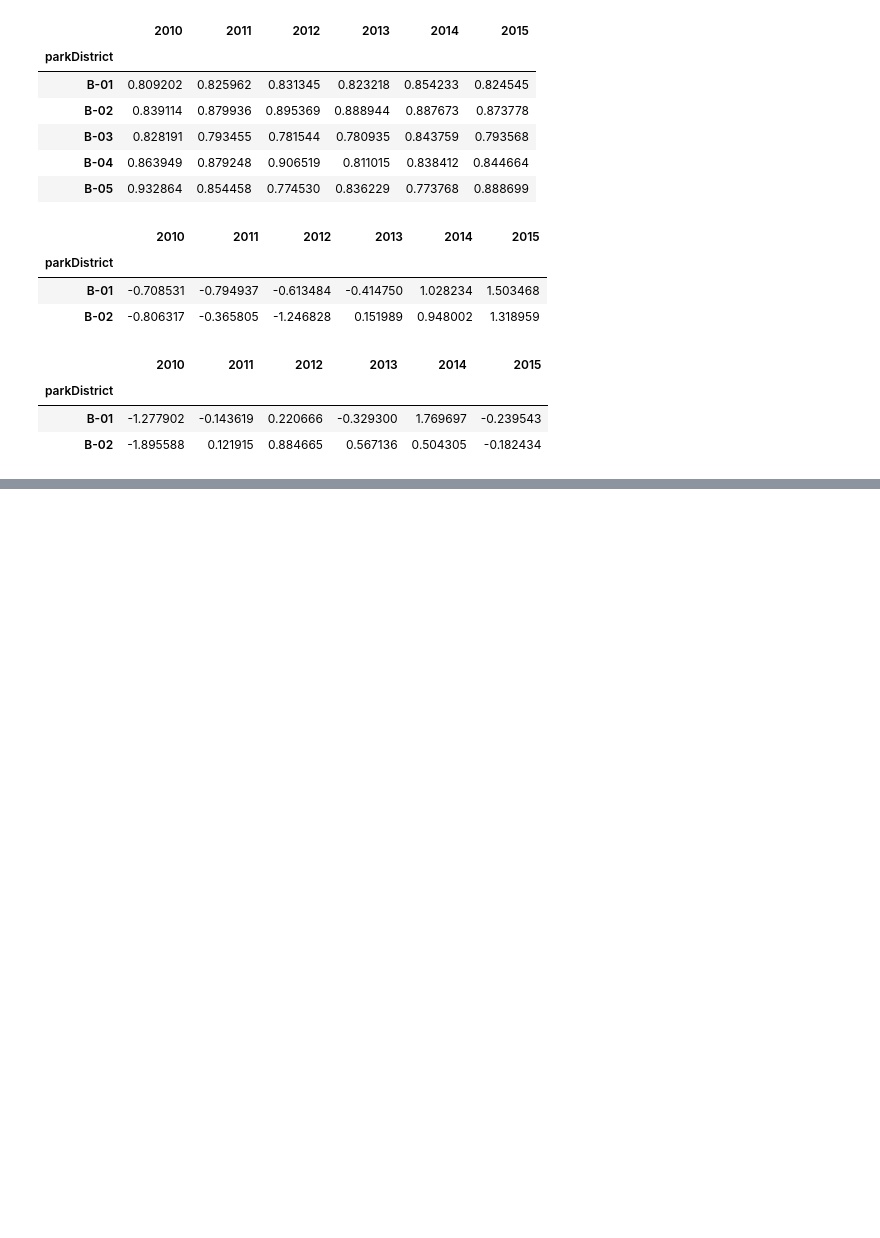
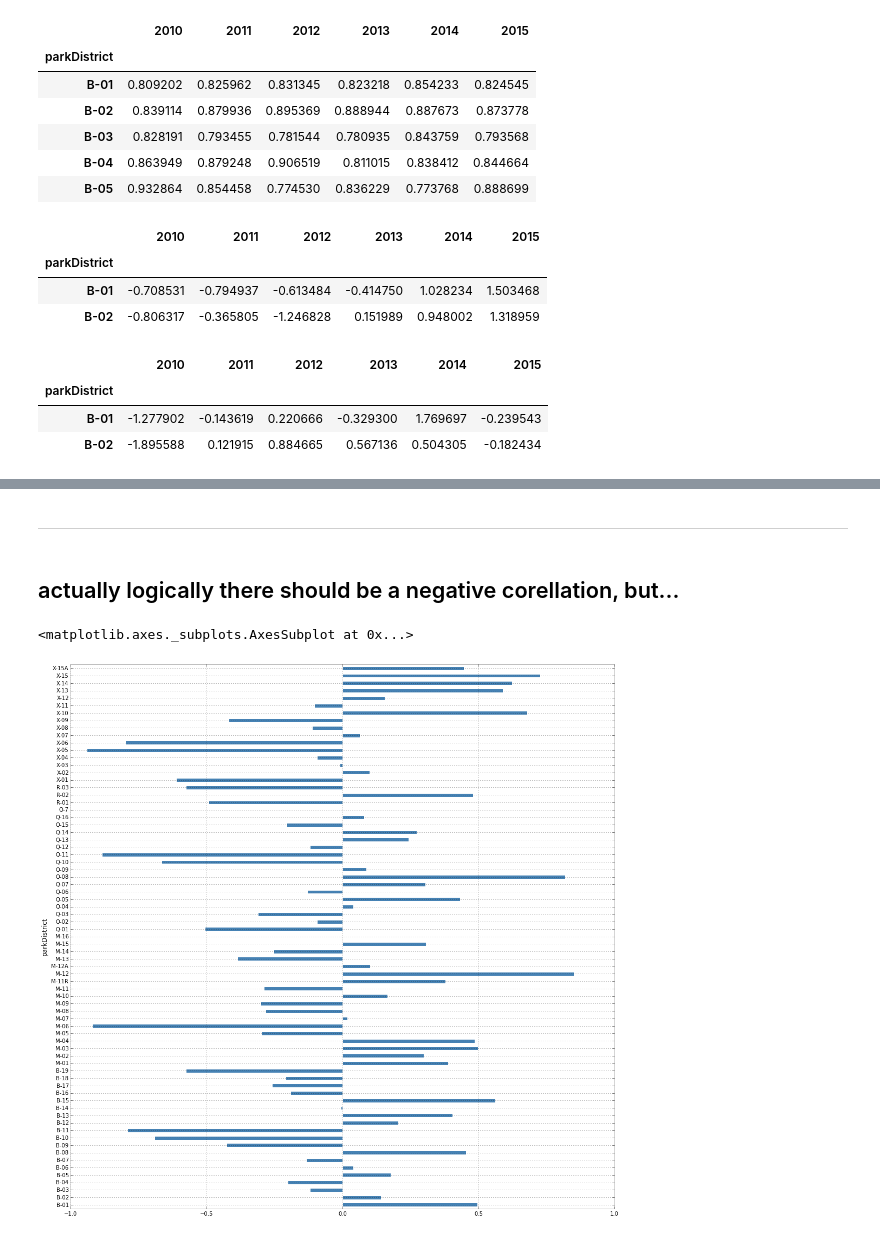
Before and after one commit to gdobler/parqa, a Jupyter notebook: 311/6_Timeseries_corellation.ipynb, the cells around one changed output, grey strips where cells are left out. Saved outputs shown, nothing was run; the diff lists cells and outputs as text; code cells hidden in the pictures; blank space fills up the shorter version.

Commit message:
em. timeseries corellation

```diff
--- a/311/6_Timeseries_corellation.ipynb
+++ b/311/6_Timeseries_corellation.ipynb
@@ -80,0 +80,9 @@ pip_n.head(2)
+# %% [markdown]
+------------------
+# %% [markdown]
+## actually logically there should be a negative corellation, but...
+# %%
+calls_n.corrwith(pip_n, axis=1).plot(kind='barh', figsize=(18,18))
+# %% [output]
+<matplotlib.axes._subplots.AxesSubplot at 0x...>
+[figure, added]
```
Also changed, not shown: parts of 4 cells of this notebook.
